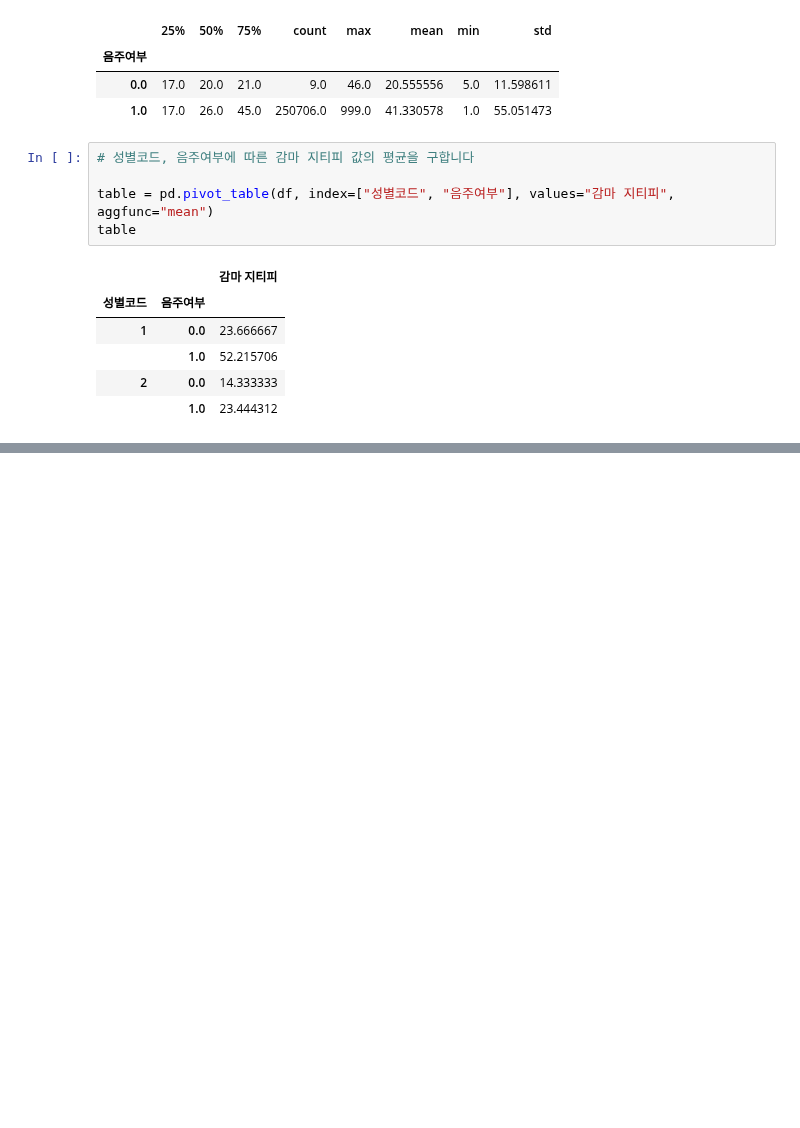
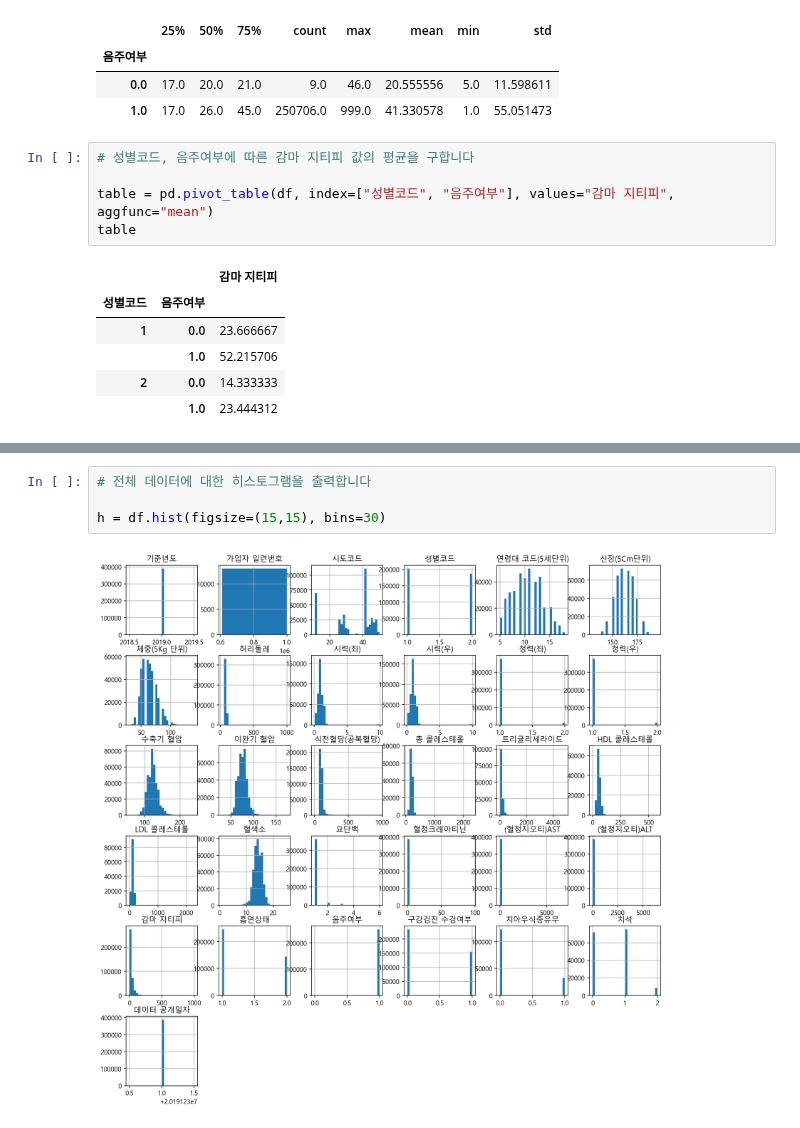
Before and after one commit to tree698/Data_Analysis, a Jupyter notebook: 1. Health Check/Untitled.ipynb, the cells around one changed output, grey strips where cells are left out. Saved outputs shown, nothing was run; the diff lists cells and outputs as text; blank space fills up the shorter version.

```diff
--- a/1. Health Check/Untitled.ipynb
+++ b/1. Health Check/Untitled.ipynb
@@ -403,0 +413,6 @@ table
+# %%
+# 전체 데이터에 대한 히스토그램을 출력합니다
+
+h = df.hist(figsize=(15,15), bins=30)
+# %% [output]
+[figure, added]
```
Also changed, not shown: parts of 25 cells of this notebook.
